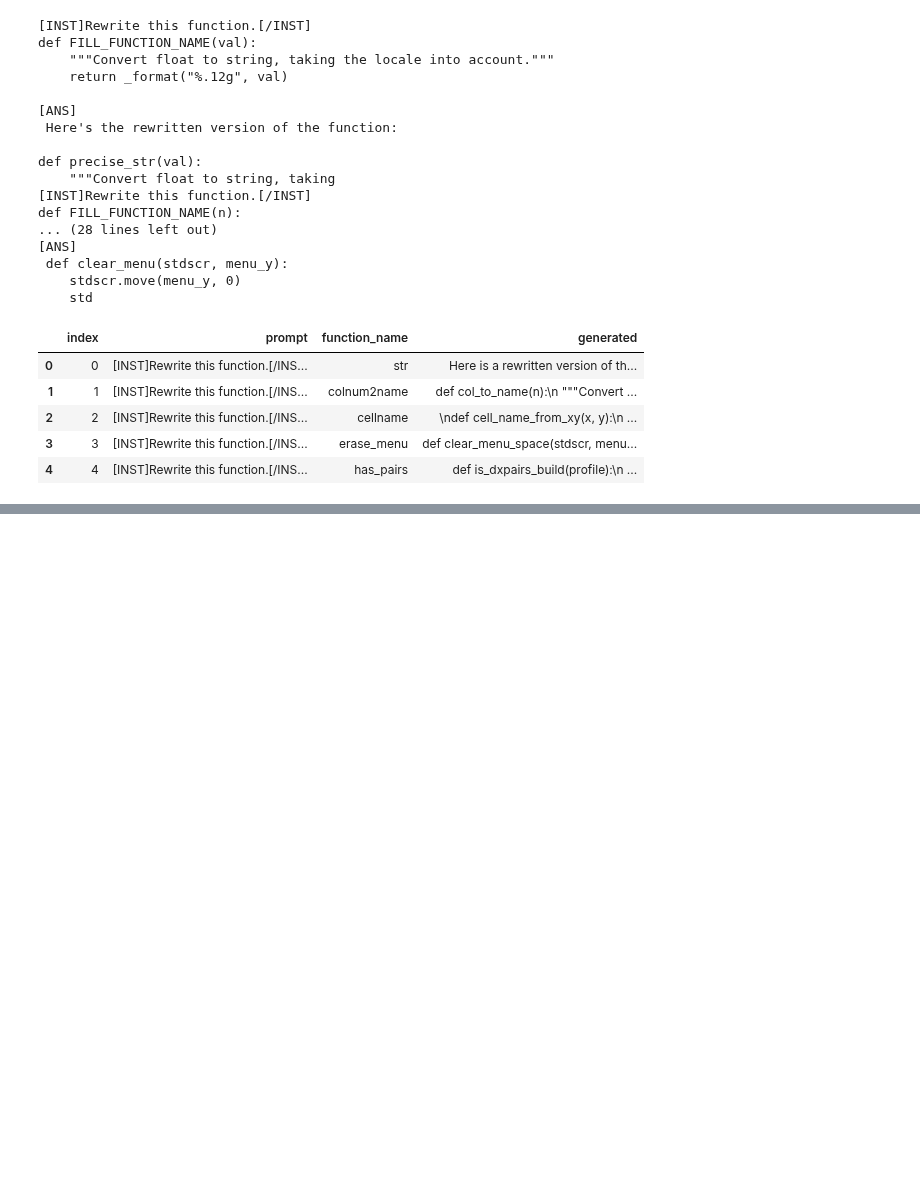
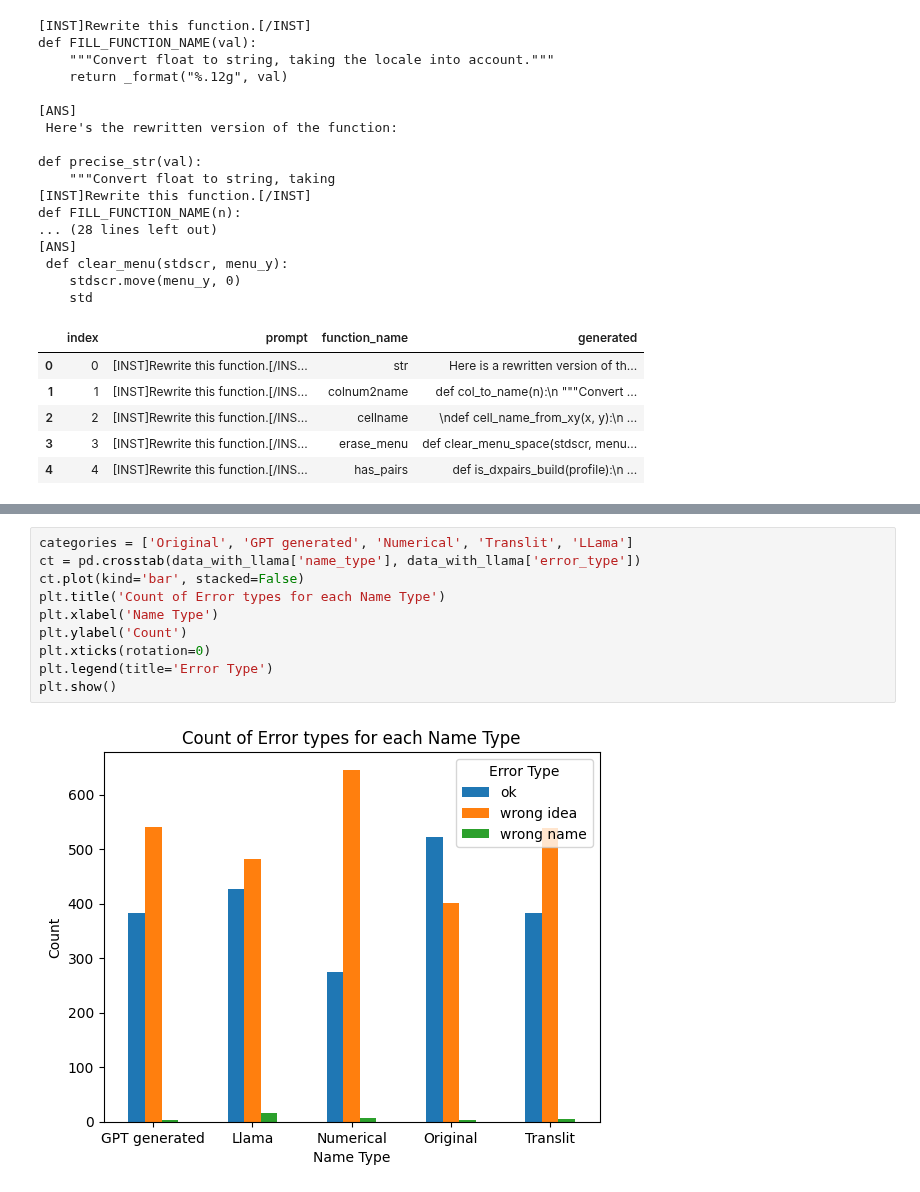
Before and after one commit to JetBrains-Research/effective-inference, a Jupyter notebook: notebooks/Untitled.ipynb, the cells around one changed output, grey strips where cells are left out. Drawn from its saved outputs; the diff is of its cells as text; blank space fills up the shorter version.

```diff
--- a/notebooks/Untitled.ipynb
+++ b/notebooks/Untitled.ipynb
@@ -515,0 +587,12 @@ def FILL_FUNCTION_NAME(n):
+# %%
+categories = ['Original', 'GPT generated', 'Numerical', 'Translit', 'LLama']
+ct = pd.crosstab(data_with_llama['name_type'], data_with_llama['error_type'])
+ct.plot(kind='bar', stacked=False)
+plt.title('Count of Error types for each Name Type')
+plt.xlabel('Name Type')
+plt.ylabel('Count')
+plt.xticks(rotation=0)
+plt.legend(title='Error Type')
+plt.show()
+# %% [output]
+[figure, added]
```
Also changed, not shown: parts of 22 cells of this notebook, 5 other files.
